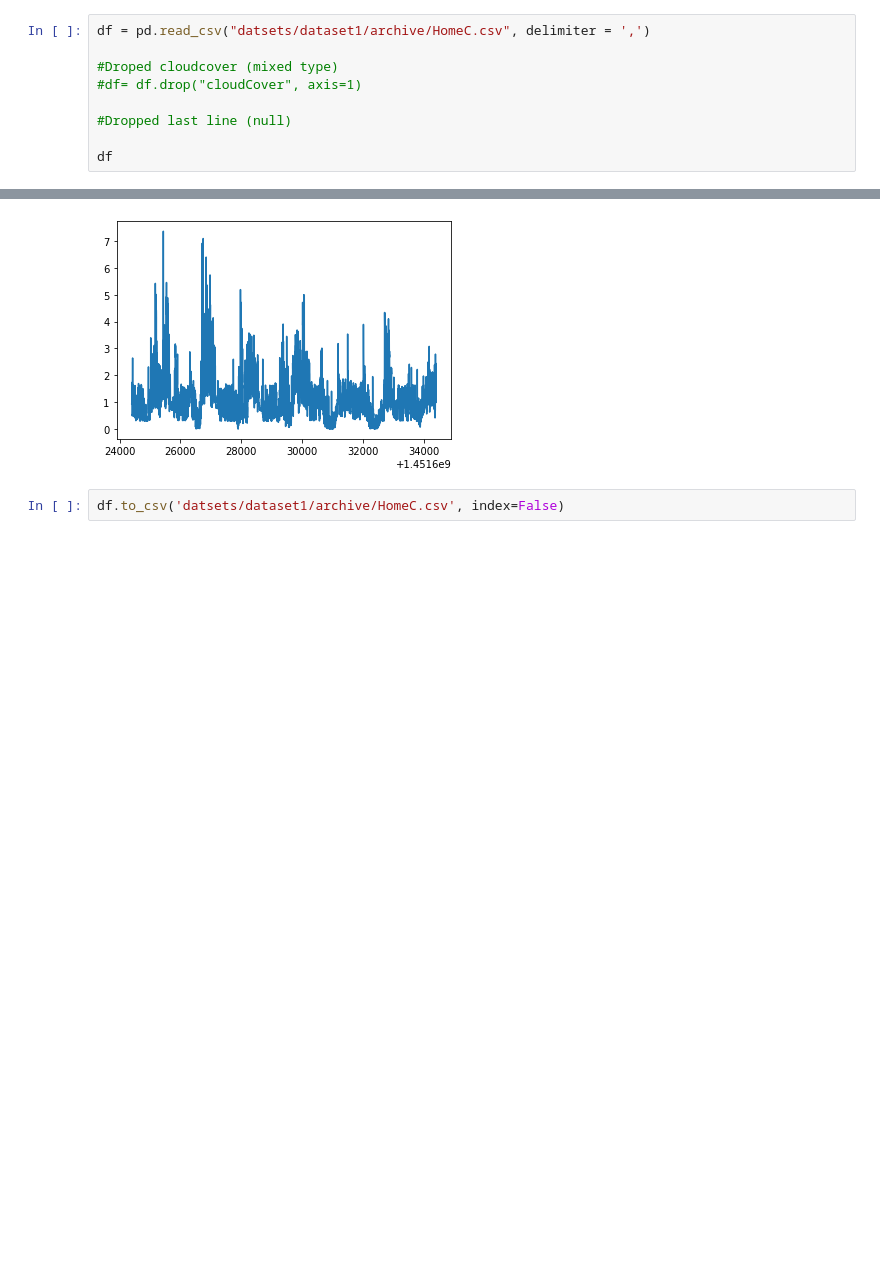
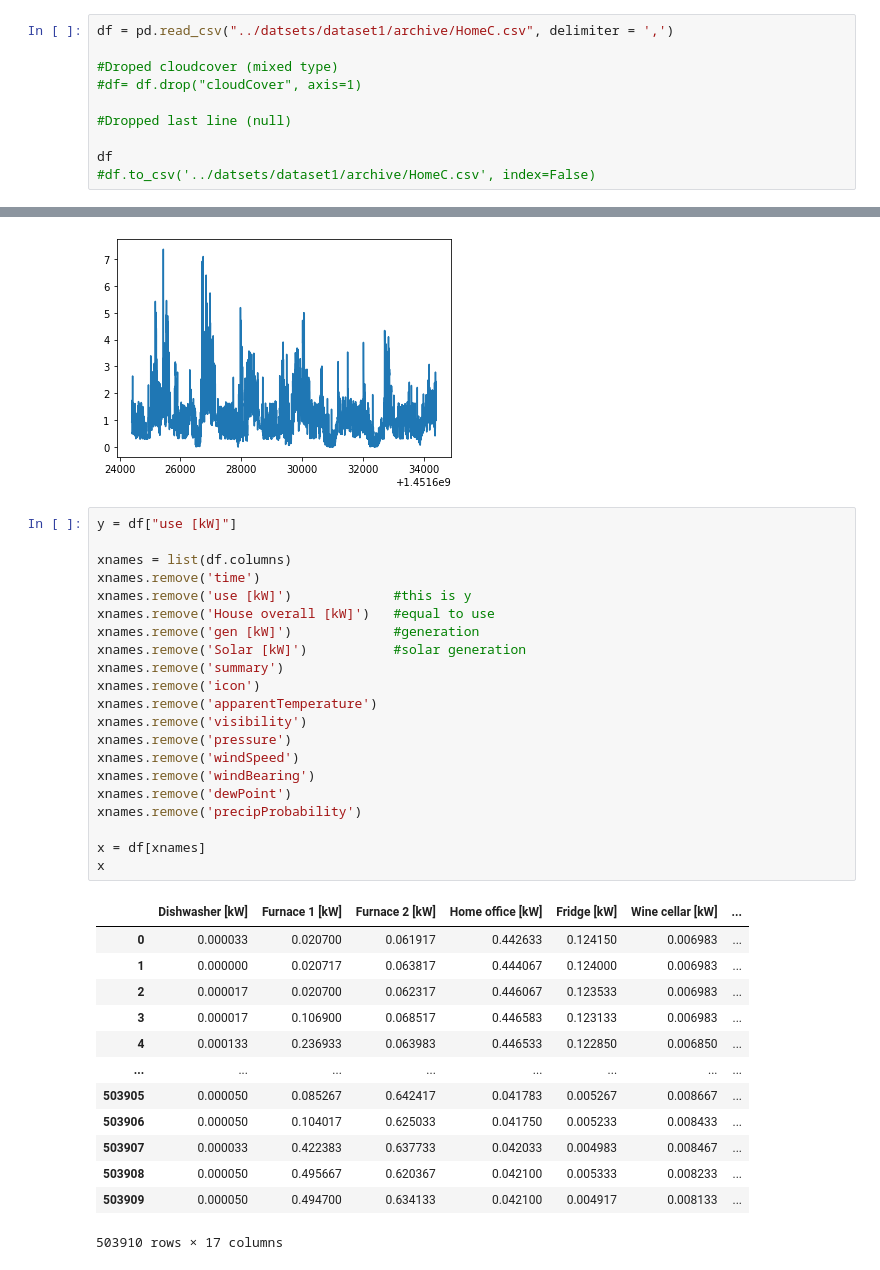
Before and after one commit to joaonpsilva/Tese_House_Energy_Prediciton, a Jupyter notebook: Untitled.ipynb, the cells around one changed output, grey strips where cells are left out. Cells and saved outputs as stored; diff of their text form; blank space fills up the shorter version.

```diff
--- a/Untitled.ipynb
+++ b/Untitled.ipynb
@@ -5,5 +8,5 @@ import matplotlib.pyplot as plt
 # %%
-df = pd.read_csv("datsets/dataset1/archive/HomeC.csv", delimiter = ',')
+df = pd.read_csv("../datsets/dataset1/archive/HomeC.csv", delimiter = ',')
 
 #Droped cloudcover (mixed type)
 #df= df.drop("cloudCover", axis=1)
@@ -11,6 +14,7 @@ df = pd.read_csv("datsets/dataset1/archive/HomeC.csv", delimiter = ',')
 #Dropped last line (null)
 
 df
+#df.to_csv('../datsets/dataset1/archive/HomeC.csv', index=False)
 # %% [output]
 |  | time | use [kW] | gen [kW] | House overall [kW] | Dishwasher [kW] | Furnace 1 [kW] | Furnace 2 [kW] | ... |
 | 0 | 1451624400 | 0.932833 | 0.003483 | 0.932833 | 0.000033 | 0.020700 | 0.061917 | ... |
@@ -50,5 +54,38 @@ plt.plot(df["time"][:10000], df["use [kW]"][:10000])
 # %% [output]
 [<matplotlib.lines.Line2D at 0x...>]
 [figure]
-# %%
-df.to_csv('datsets/dataset1/archive/HomeC.csv', index=False)
+# %%
+y = df["use [kW]"]
+
+xnames = list(df.columns)
+xnames.remove('time')
+xnames.remove('use [kW]')             #this is y
+xnames.remove('House overall [kW]')   #equal to use
+xnames.remove('gen [kW]')             #generation
+xnames.remove('Solar [kW]')           #solar generation
+xnames.remove('summary')
+xnames.remove('icon')
+xnames.remove('apparentTemperature')
+xnames.remove('visibility')
+xnames.remove('pressure')
+xnames.remove('windSpeed')
+xnames.remove('windBearing')
+xnames.remove('dewPoint')
+xnames.remove('precipProbability')
+
+x = df[xnames]
+x
+# %% [output]
+|  | Dishwasher [kW] | Furnace 1 [kW] | Furnace 2 [kW] | Home office [kW] | Fridge [kW] | Wine cellar [kW] | ... |
+| 0 | 0.000033 | 0.020700 | 0.061917 | 0.442633 | 0.124150 | 0.006983 | ... |
+| 1 | 0.000000 | 0.020717 | 0.063817 | 0.444067 | 0.124000 | 0.006983 | ... |
+| 2 | 0.000017 | 0.020700 | 0.062317 | 0.446067 | 0.123533 | 0.006983 | ... |
+| 3 | 0.000017 | 0.106900 | 0.068517 | 0.446583 | 0.123133 | 0.006983 | ... |
+| 4 | 0.000133 | 0.236933 | 0.063983 | 0.446533 | 0.122850 | 0.006850 | ... |
+| ... | ... | ... | ... | ... | ... | ... | ... |
+| 503905 | 0.000050 | 0.085267 | 0.642417 | 0.041783 | 0.005267 | 0.008667 | ... |
+| 503906 | 0.000050 | 0.104017 | 0.625033 | 0.041750 | 0.005233 | 0.008433 | ... |
+| 503907 | 0.000033 | 0.422383 | 0.637733 | 0.042033 | 0.004983 | 0.008467 | ... |
+| 503908 | 0.000050 | 0.495667 | 0.620367 | 0.042100 | 0.005333 | 0.008233 | ... |
+| 503909 | 0.000050 | 0.494700 | 0.634133 | 0.042100 | 0.004917 | 0.008133 | ... |
+503910 rows × 17 columns
```
Also changed, not shown: parts of 7 cells of this notebook.
